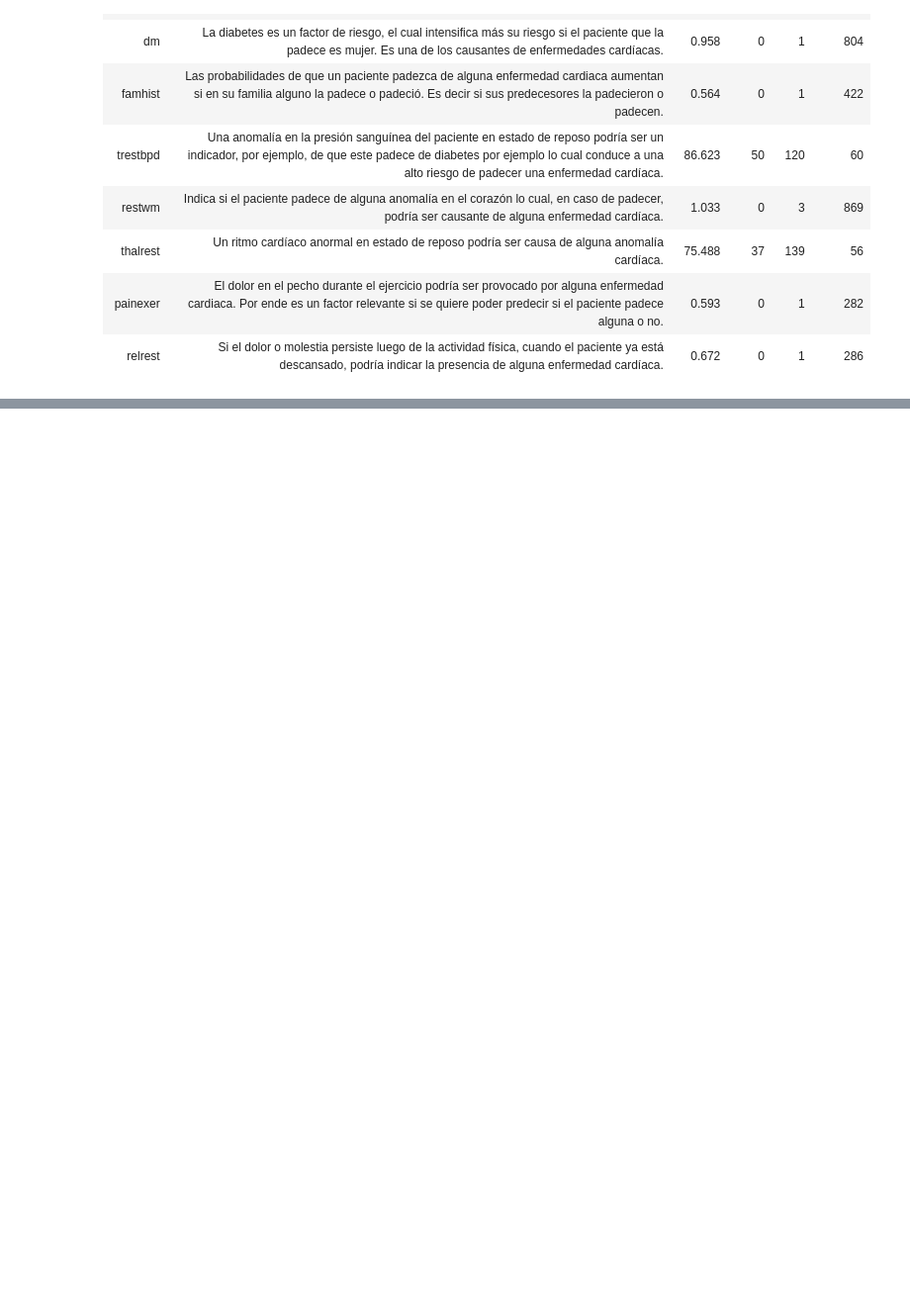
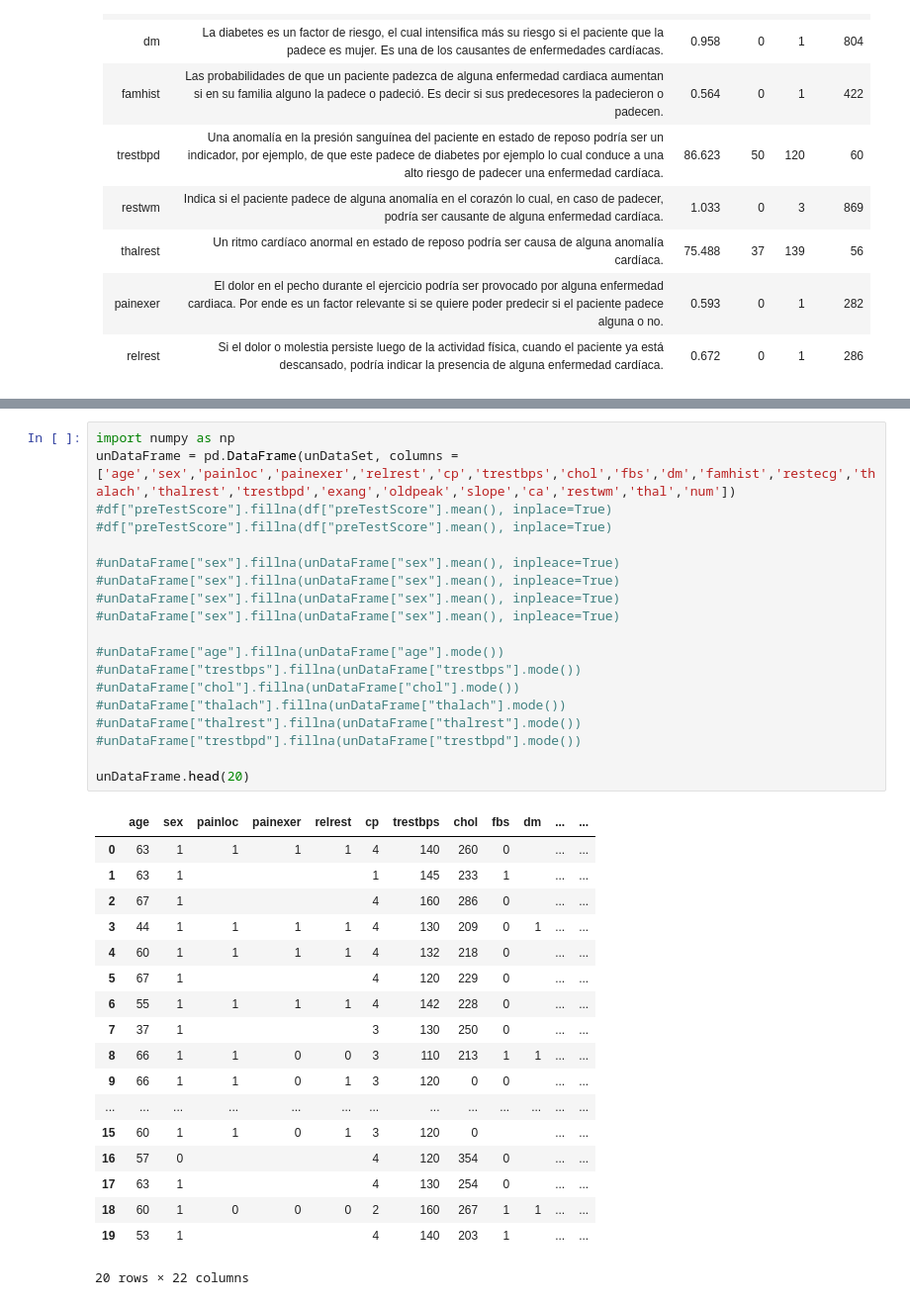
Before and after one commit to martinroset/Machine_Learning--2018, a Jupyter notebook: Jupyter_Notebook/Proyecto_Final.ipynb, the cells around one changed output, grey strips where cells are left out. Shown at 99% size. Cells and saved outputs as stored; diff of their text form; blank space fills up the shorter version.

```diff
--- a/Jupyter_Notebook/Proyecto_Final.ipynb
+++ b/Jupyter_Notebook/Proyecto_Final.ipynb
@@ -144,0 +223,38 @@ A continuación se detallan la totalidad de los atributos elegidos, a partir de
+# %%
+import numpy as np
+unDataFrame = pd.DataFrame(unDataSet, columns =['age','sex','painloc','painexer','relrest','cp','trestbps','chol','fbs','dm','famhist','restecg','thalach','thalrest','trestbpd','exang','oldpeak','slope','ca','restwm','thal','num'])
+#df["preTestScore"].fillna(df["preTestScore"].mean(), inplace=True)
+#df["preTestScore"].fillna(df["preTestScore"].mean(), inplace=True)
+
+#unDataFrame["sex"].fillna(unDataFrame["sex"].mean(), inpleace=True)
+#unDataFrame["sex"].fillna(unDataFrame["sex"].mean(), inpleace=True)
+#unDataFrame["sex"].fillna(unDataFrame["sex"].mean(), inpleace=True)
+#unDataFrame["sex"].fillna(unDataFrame["sex"].mean(), inpleace=True)
+
+#unDataFrame["age"].fillna(unDataFrame["age"].mode())
+#unDataFrame["trestbps"].fillna(unDataFrame["trestbps"].mode())
+#unDataFrame["chol"].fillna(unDataFrame["chol"].mode())
+#unDataFrame["thalach"].fillna(unDataFrame["thalach"].mode())
+#unDataFrame["thalrest"].fillna(unDataFrame["thalrest"].mode())
+#unDataFrame["trestbpd"].fillna(unDataFrame["trestbpd"].mode())
+
+unDataFrame.head(20)
+# %% [output]
+|  | age | sex | painloc | painexer | relrest | cp | trestbps | chol | fbs | dm | ... | ... |
+| 0 | 63 | 1 | 1 | 1 | 1 | 4 | 140 | 260 | 0 |  | ... | ... |
+| 1 | 63 | 1 |  |  |  | 1 | 145 | 233 | 1 |  | ... | ... |
+| 2 | 67 | 1 |  |  |  | 4 | 160 | 286 | 0 |  | ... | ... |
+| 3 | 44 | 1 | 1 | 1 | 1 | 4 | 130 | 209 | 0 | 1 | ... | ... |
+| 4 | 60 | 1 | 1 | 1 | 1 | 4 | 132 | 218 | 0 |  | ... | ... |
+| 5 | 67 | 1 |  |  |  | 4 | 120 | 229 | 0 |  | ... | ... |
+| 6 | 55 | 1 | 1 | 1 | 1 | 4 | 142 | 228 | 0 |  | ... | ... |
+| 7 | 37 | 1 |  |  |  | 3 | 130 | 250 | 0 |  | ... | ... |
+| 8 | 66 | 1 | 1 | 0 | 0 | 3 | 110 | 213 | 1 | 1 | ... | ... |
+| 9 | 66 | 1 | 1 | 0 | 1 | 3 | 120 | 0 | 0 |  | ... | ... |
+| ... | ... | ... | ... | ... | ... | ... | ... | ... | ... | ... | ... | ... |
+| 15 | 60 | 1 | 1 | 0 | 1 | 3 | 120 | 0 |  |  | ... | ... |
+| 16 | 57 | 0 |  |  |  | 4 | 120 | 354 | 0 |  | ... | ... |
+| 17 | 63 | 1 |  |  |  | 4 | 130 | 254 | 0 |  | ... | ... |
+| 18 | 60 | 1 | 0 | 0 | 0 | 2 | 160 | 267 | 1 | 1 | ... | ... |
+| 19 | 53 | 1 |  |  |  | 4 | 140 | 203 | 1 |  | ... | ... |
+20 rows × 22 columns
```
Also changed, not shown: parts of 15 cells of this notebook, 9 other files.
